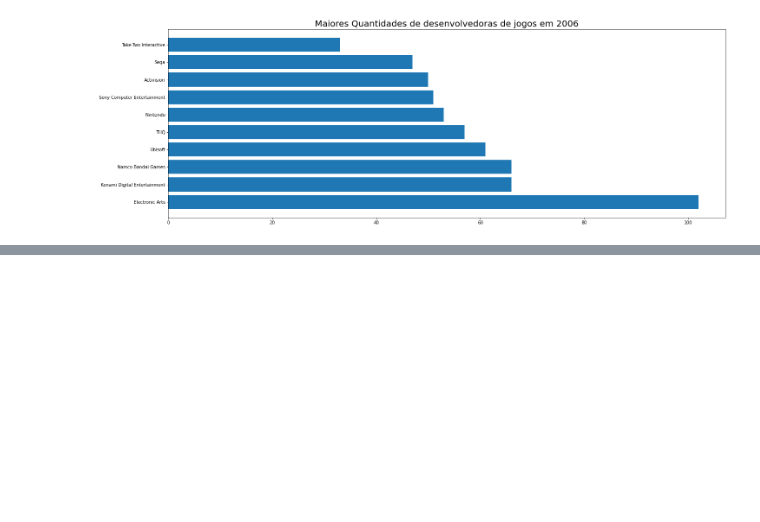
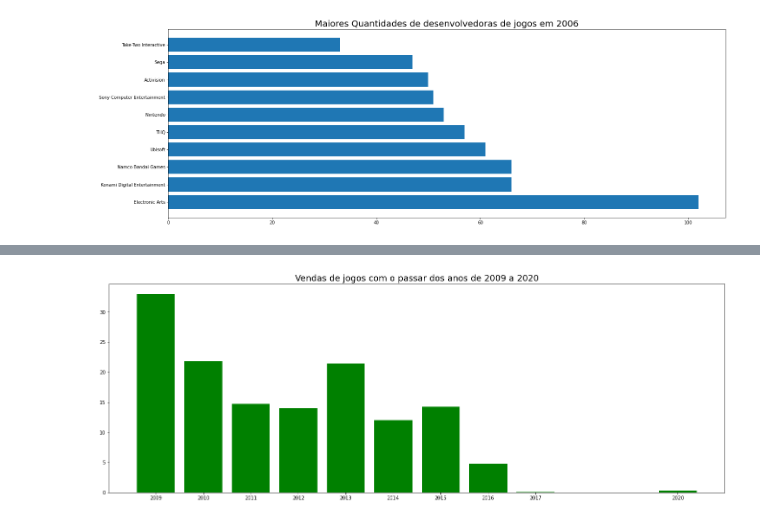
Before and after one commit to Vvitoor21/Python, a Jupyter notebook: 02_Resultados_De_Jogos.ipynb, the cells around one changed output, grey strips where cells are left out. Cells and saved outputs as stored; diff of their text form; code cells hidden in the pictures; blank space fills up the shorter version.

```diff
--- a/02_Resultados_De_Jogos.ipynb
+++ b/02_Resultados_De_Jogos.ipynb
@@ -87 +81,7 @@ Strategy         5.45
 Name: Total, dtype: float64
+# %%
+dados = pd.DataFrame(pd.read_csv('/content/sample_data/vgsales.csv'))
+
+dados.rename(columns = {'Name':'Nome','Platform':'Plataforma','Year':'Ano','Genre':'Genero','Publisher':'Desenvolvedora',
+                       'Global_Sales':'Total','Other_Sales':'Outras_Vendas'}, inplace = True)
+dados.head(3)
@@ -108,0 +112,8 @@ idx = pd.DataFrame(idx)
+# %%
+idx = pd.DataFrame(idx)
+idx.reset_index(inplace = True)
+idx.drop(columns=['index','Rank'],inplace = True)
+#idx.reset_index(inplace = True)
+#idx.drop(columns=['index'],inplace = True)
+
+#Resetar indices e remover colunas
@@ -108,0 +126,9 @@ idx = pd.DataFrame(idx)
+# %%
+idx = idx.head(10)
+plt.figure(figsize = (23,8))
+plt.bar(idx['Ano'],idx['Total'],color='g')
+plt.xticks(ticks=idx['Ano'])
+plt.title('Vendas de jogos com o passar dos anos de 2009 a 2020', fontsize = 18)
+plt.show()
+# %% [output]
+[figure, added]
```
Also changed, not shown: parts of 7 cells of this notebook.
